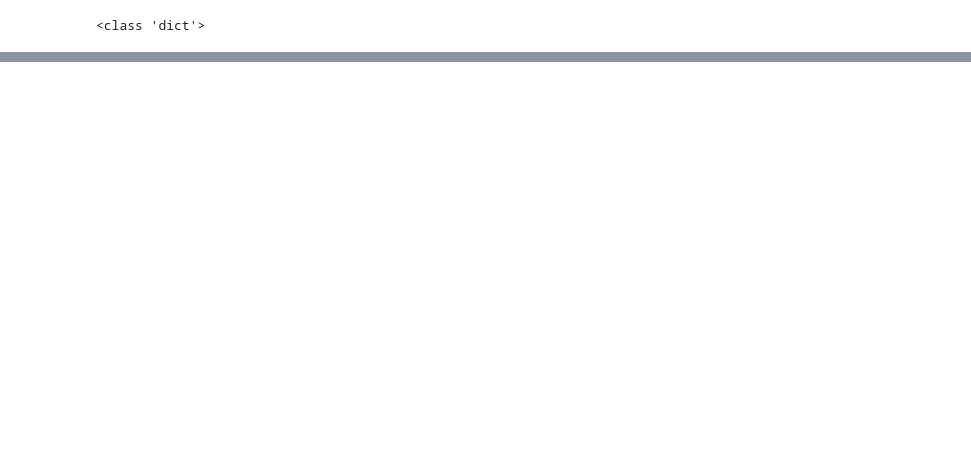
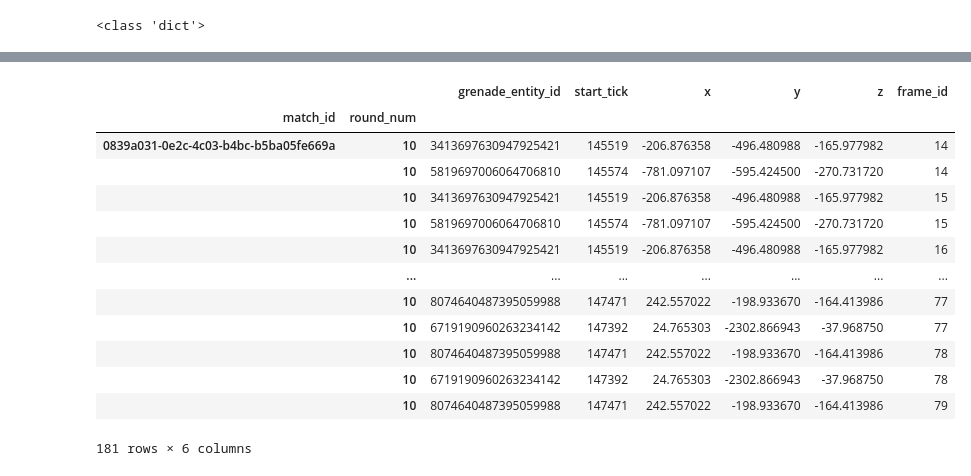
Before and after one commit to khemingkapat/csgo_model, a Jupyter notebook: main.ipynb, the cells around one changed output, grey strips where cells are left out. Saved outputs shown, nothing was run; the diff lists cells and outputs as text; code cells hidden in the pictures; blank space fills up the shorter version.

```diff
--- a/main.ipynb
+++ b/main.ipynb
@@ -54,2 +52,4 @@ selected_match = selected_matches.iloc[0]
 # %%
-idx_pf_df = player_frames_df.set_index(["match_id","round_num","frame_id"])
+idx_pf_df = player_frames_df.set_index(["match_id","round_num"])
+idx_f_df = flashes_df.set_index(["match_id","round_num"])
+idx_sm_df = smokes_df.set_index(["match_id","round_num"])
@@ -199,0 +306,17 @@ plt.show()
+# %%
+idx_sm_df.loc[(selected_match.match_id,selected_round)]
+# %% [output]
+|  |  | grenade_entity_id | start_tick | x | y | z | frame_id |
+| match_id | round_num |  |  |  |  |  |  |
+| 0839a031-0e2c-4c03-b4bc-b5ba05fe669a | 10 | 3413697630947925421 | 145519 | -206.876358 | -496.480988 | -165.977982 | 14 |
+|  | 10 | 5819697006064706810 | 145574 | -781.097107 | -595.424500 | -270.731720 | 14 |
+|  | 10 | 3413697630947925421 | 145519 | -206.876358 | -496.480988 | -165.977982 | 15 |
+|  | 10 | 5819697006064706810 | 145574 | -781.097107 | -595.424500 | -270.731720 | 15 |
+|  | 10 | 3413697630947925421 | 145519 | -206.876358 | -496.480988 | -165.977982 | 16 |
+|  | ... | ... | ... | ... | ... | ... | ... |
+|  | 10 | 8074640487395059988 | 147471 | 242.557022 | -198.933670 | -164.413986 | 77 |
+|  | 10 | 6719190960263234142 | 147392 | 24.765303 | -2302.866943 | -37.968750 | 77 |
+|  | 10 | 8074640487395059988 | 147471 | 242.557022 | -198.933670 | -164.413986 | 78 |
+|  | 10 | 6719190960263234142 | 147392 | 24.765303 | -2302.866943 | -37.968750 | 78 |
+|  | 10 | 8074640487395059988 | 147471 | 242.557022 | -198.933670 | -164.413986 | 79 |
+181 rows × 6 columns
```
Also changed, not shown: parts of 20 cells of this notebook.
